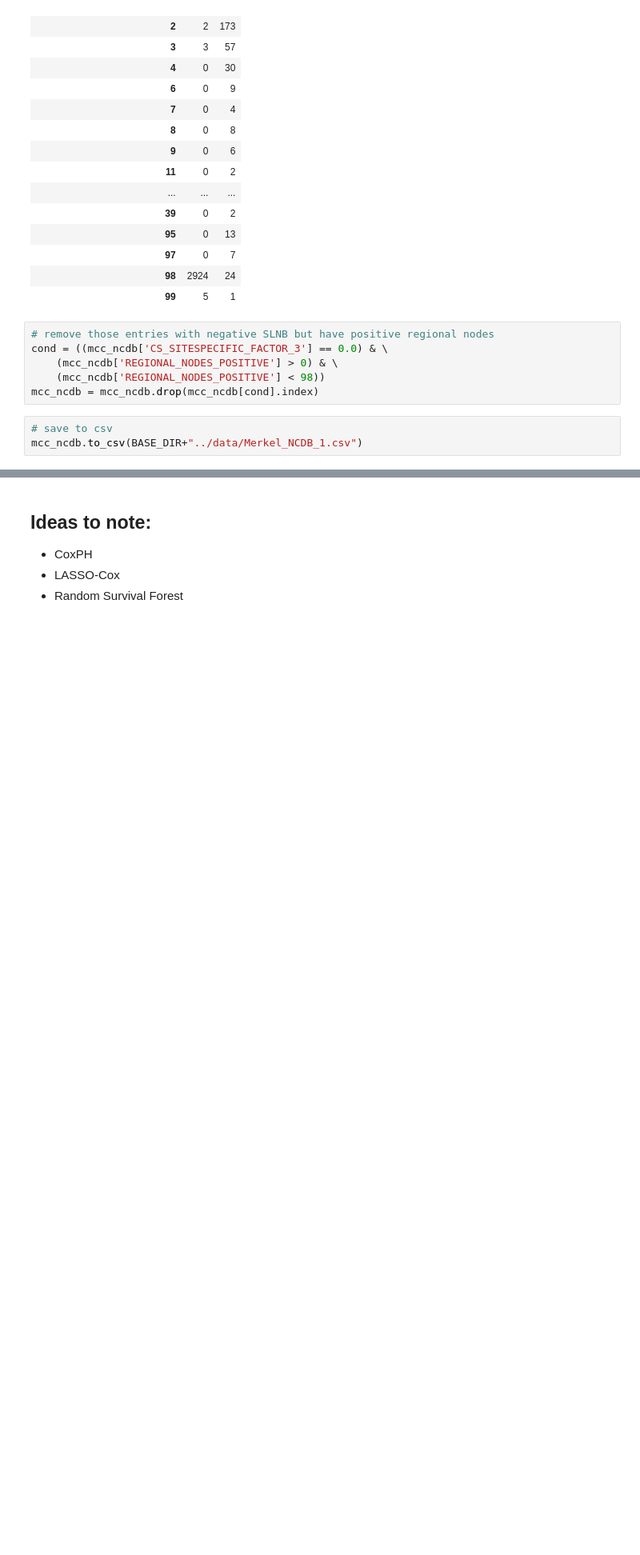
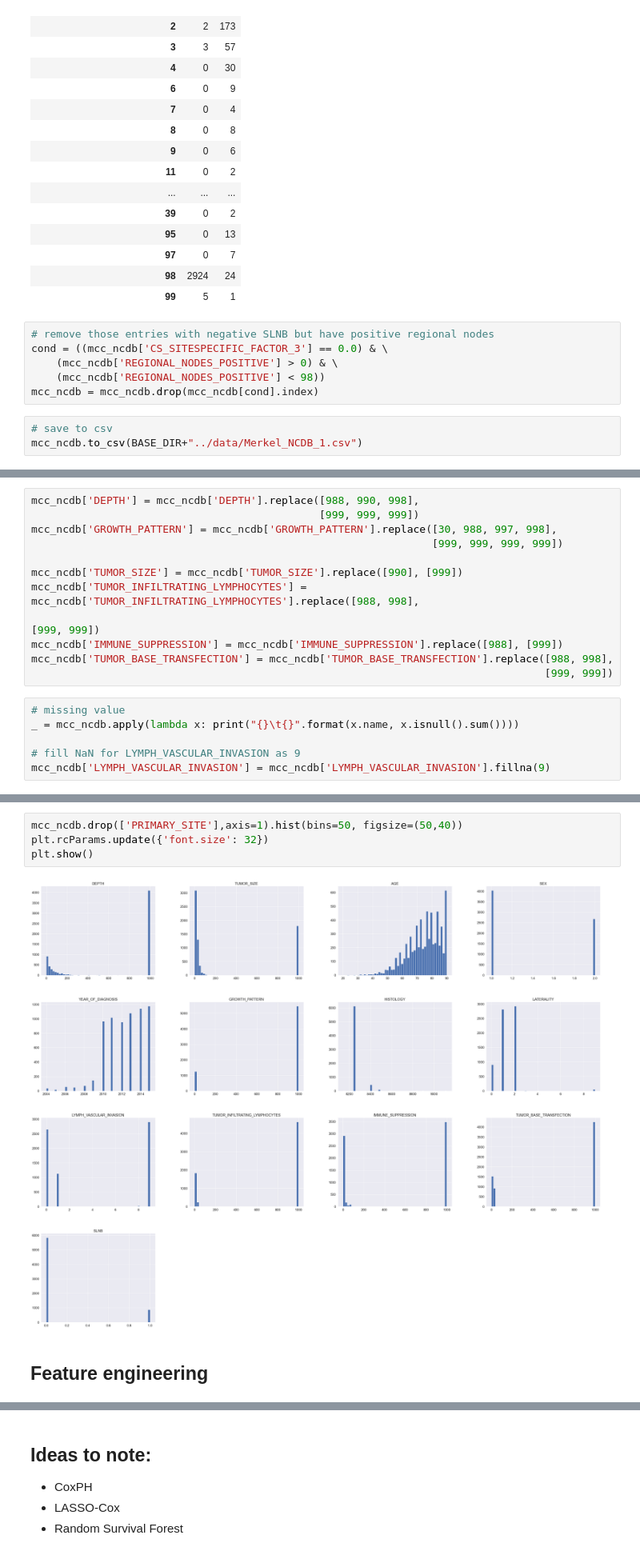
Before and after one commit to jerryji1993/MetMCC-SCAN, a Jupyter notebook: scripts/EDA.ipynb, the cells around one changed output, grey strips where cells are left out. Shown at 80% size. Saved outputs shown, nothing was run; the diff lists cells and outputs as text; blank space fills up the shorter version.

```diff
--- a/scripts/EDA.ipynb
+++ b/scripts/EDA.ipynb
@@ -463,0 +560,18 @@ X_train, X_test, y_train, y_test = train_test_split(X, y, test_size = 0.1, rando
+# %%
+mcc_ncdb['DEPTH'] = mcc_ncdb['DEPTH'].replace([988, 990, 998],
+                                              [999, 999, 999])
+mcc_ncdb['GROWTH_PATTERN'] = mcc_ncdb['GROWTH_PATTERN'].replace([30, 988, 997, 998],
+                                                                [999, 999, 999, 999])
+
+mcc_ncdb['TUMOR_SIZE'] = mcc_ncdb['TUMOR_SIZE'].replace([990], [999])
+mcc_ncdb['TUMOR_INFILTRATING_LYMPHOCYTES'] = mcc_ncdb['TUMOR_INFILTRATING_LYMPHOCYTES'].replace([988, 998],
+                                                                                                [999, 999])
+mcc_ncdb['IMMUNE_SUPPRESSION'] = mcc_ncdb['IMMUNE_SUPPRESSION'].replace([988], [999])
+mcc_ncdb['TUMOR_BASE_TRANSFECTION'] = mcc_ncdb['TUMOR_BASE_TRANSFECTION'].replace([988, 998],
+                                                                                  [999, 999])
+# %%
+# missing value
+_ = mcc_ncdb.apply(lambda x: print("{}\t{}".format(x.name, x.isnull().sum())))
+
+# fill NaN for LYMPH_VASCULAR_INVASION as 9
+mcc_ncdb['LYMPH_VASCULAR_INVASION'] = mcc_ncdb['LYMPH_VASCULAR_INVASION'].fillna(9)
@@ -463,0 +593,8 @@ X_train, X_test, y_train, y_test = train_test_split(X, y, test_size = 0.1, rando
+# %%
+mcc_ncdb.drop(['PRIMARY_SITE'],axis=1).hist(bins=50, figsize=(50,40))
+plt.rcParams.update({'font.size': 32})
+plt.show()
+# %% [output]
+[figure, added]
+# %% [markdown]
+## Feature engineering
```
Also changed, not shown: parts of 40 cells of this notebook, 2 other files.
